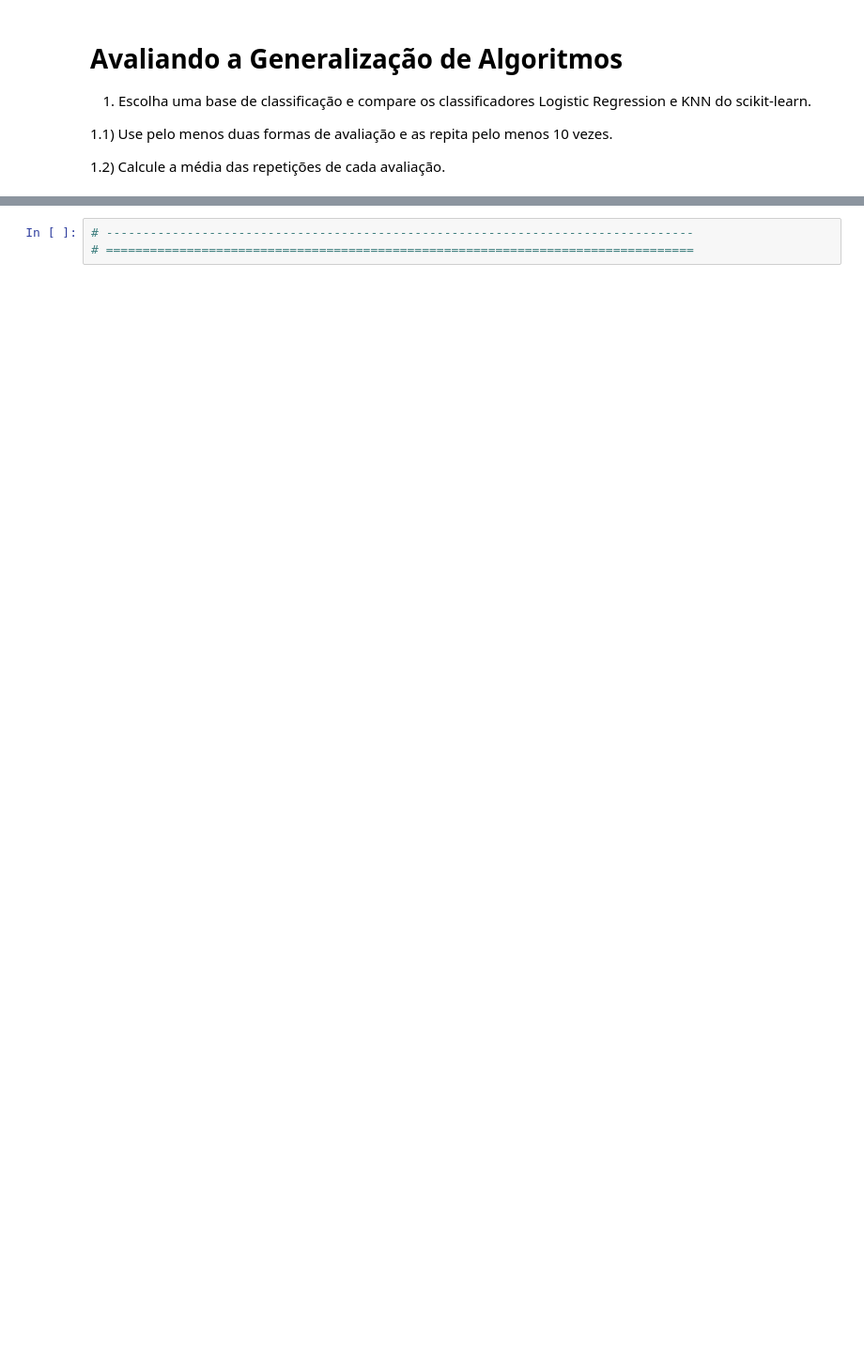
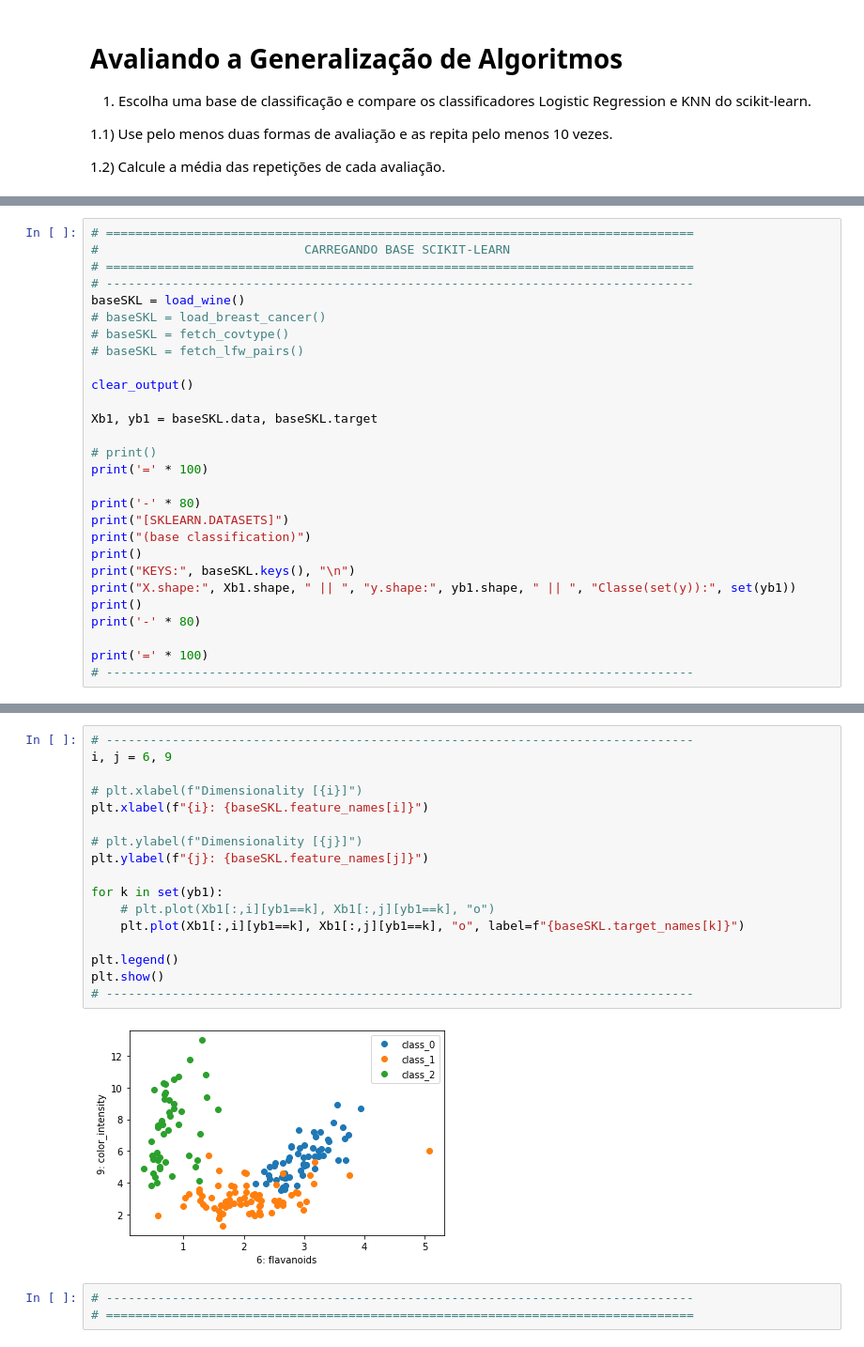
Before and after one commit to TNK443/RecPadroes, a Jupyter notebook: 03_Generalizacao_Tarefa.ipynb, the cells around one changed output, grey strips where cells are left out. Shown at 94% size. Drawn from its saved outputs; the diff is of its cells as text; blank space fills up the shorter version.

```diff
--- a/03_Generalizacao_Tarefa.ipynb
+++ b/03_Generalizacao_Tarefa.ipynb
@@ -58,0 +53,28 @@ KEYS: dict_keys(['data', 'target', 'target_names', 'DESCR', 'feature_names'])
+# %%
+# ================================================================================
+#                            CARREGANDO BASE SCIKIT-LEARN
+# ================================================================================
+# --------------------------------------------------------------------------------
+baseSKL = load_wine()
+# baseSKL = load_breast_cancer()
+# baseSKL = fetch_covtype()
+# baseSKL = fetch_lfw_pairs()
+
+clear_output()
+
+Xb1, yb1 = baseSKL.data, baseSKL.target
+
+# print()
+print('=' * 100)
+
+print('-' * 80)
+print("[SKLEARN.DATASETS]")
+print("(base classification)")
+print()
+print("KEYS:", baseSKL.keys(), "\n")
+print("X.shape:", Xb1.shape, " || ", "y.shape:", yb1.shape, " || ", "Classe(set(y)):", set(yb1))
+print()
+print('-' * 80)
+
+print('=' * 100)
+# --------------------------------------------------------------------------------
@@ -59,3 +113,22 @@ KEYS: dict_keys(['data', 'target', 'target_names', 'DESCR', 'feature_names'])
+# %%
+# --------------------------------------------------------------------------------
+i, j = 6, 9
+
+# plt.xlabel(f"Dimensionality [{i}]")
+plt.xlabel(f"{i}: {baseSKL.feature_names[i]}")
+
+# plt.ylabel(f"Dimensionality [{j}]")
+plt.ylabel(f"{j}: {baseSKL.feature_names[j]}")
+
+for k in set(yb1):
+    # plt.plot(Xb1[:,i][yb1==k], Xb1[:,j][yb1==k], "o")
+    plt.plot(Xb1[:,i][yb1==k], Xb1[:,j][yb1==k], "o", label=f"{baseSKL.target_names[k]}")
+
+plt.legend()
+plt.show()
+# --------------------------------------------------------------------------------
+# %% [output]
+[figure, added]
 # %%
 # --------------------------------------------------------------------------------
 # ================================================================================
```
Also changed, not shown: parts of 34 cells of this notebook.
